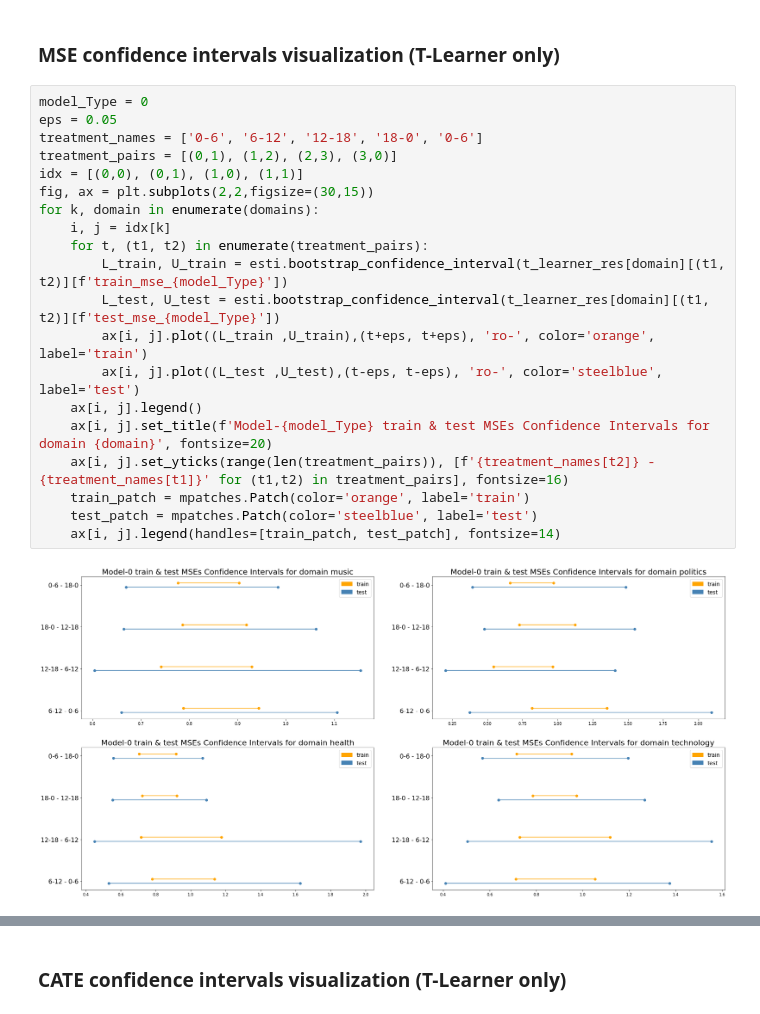
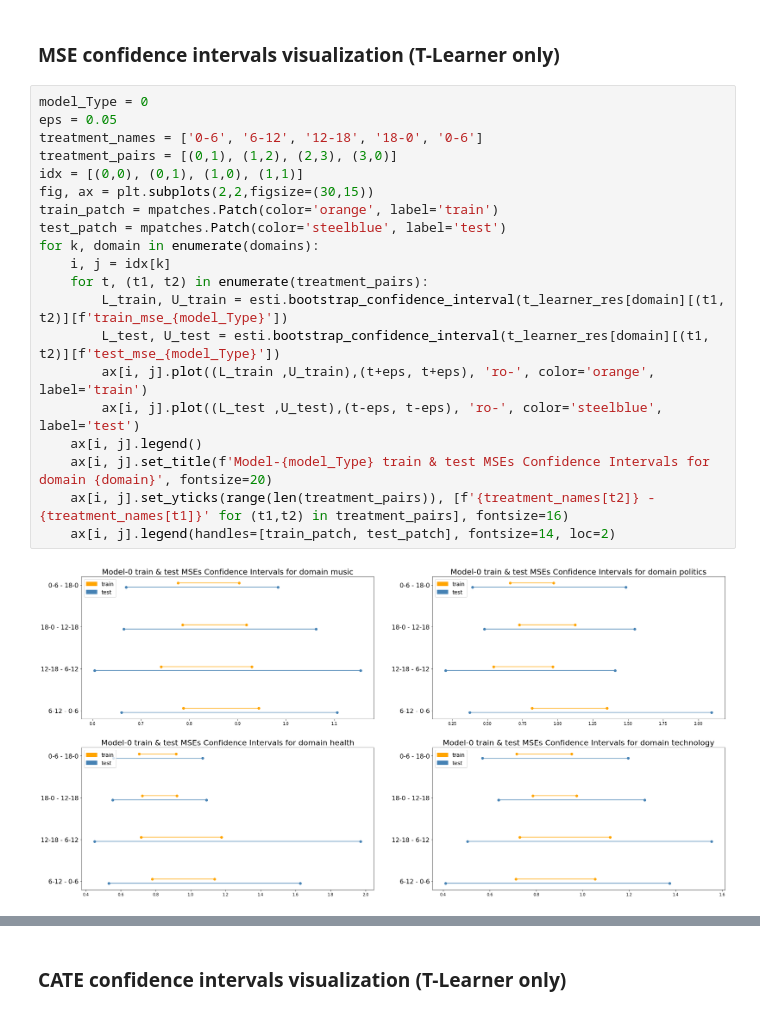
Before and after one commit to omermadmon/CausalInferenceProject, a Jupyter notebook: Estimation.ipynb, the cells around one changed output, grey strips where cells are left out. Cells and saved outputs as stored; diff of their text form.

Commit message:
Change legend location in visualizations.

```diff
--- a/Estimation.ipynb
+++ b/Estimation.ipynb
@@ -145,25 +145,25 @@ test_mse_1 [0.4713746791010944, 1.4524387119252535]
 # %%
 model_Type = 0
 eps = 0.05
 treatment_names = ['0-6', '6-12', '12-18', '18-0', '0-6']
 treatment_pairs = [(0,1), (1,2), (2,3), (3,0)]
 idx = [(0,0), (0,1), (1,0), (1,1)]
 fig, ax = plt.subplots(2,2,figsize=(30,15))
+train_patch = mpatches.Patch(color='orange', label='train')
+test_patch = mpatches.Patch(color='steelblue', label='test')
 for k, domain in enumerate(domains):
     i, j = idx[k]
     for t, (t1, t2) in enumerate(treatment_pairs):
         L_train, U_train = esti.bootstrap_confidence_interval(t_learner_res[domain][(t1, t2)][f'train_mse_{model_Type}'])
         L_test, U_test = esti.bootstrap_confidence_interval(t_learner_res[domain][(t1, t2)][f'test_mse_{model_Type}'])
         ax[i, j].plot((L_train ,U_train),(t+eps, t+eps), 'ro-', color='orange', label='train')
         ax[i, j].plot((L_test ,U_test),(t-eps, t-eps), 'ro-', color='steelblue', label='test')
     ax[i, j].legend()
     ax[i, j].set_title(f'Model-{model_Type} train & test MSEs Confidence Intervals for domain {domain}', fontsize=20)
     ax[i, j].set_yticks(range(len(treatment_pairs)), [f'{treatment_names[t2]} - {treatment_names[t1]}' for (t1,t2) in treatment_pairs], fontsize=16)
-    train_patch = mpatches.Patch(color='orange', label='train')
-    test_patch = mpatches.Patch(color='steelblue', label='test')
-    ax[i, j].legend(handles=[train_patch, test_patch], fontsize=14)
+    ax[i, j].legend(handles=[train_patch, test_patch], fontsize=14, loc=2)
 # %% [output]
-[figure, old version]
+[figure, new version]
 # %%
 model_Type = 1
 eps = 0.05
```
Also changed, not shown: parts of 1 cell of this notebook.
